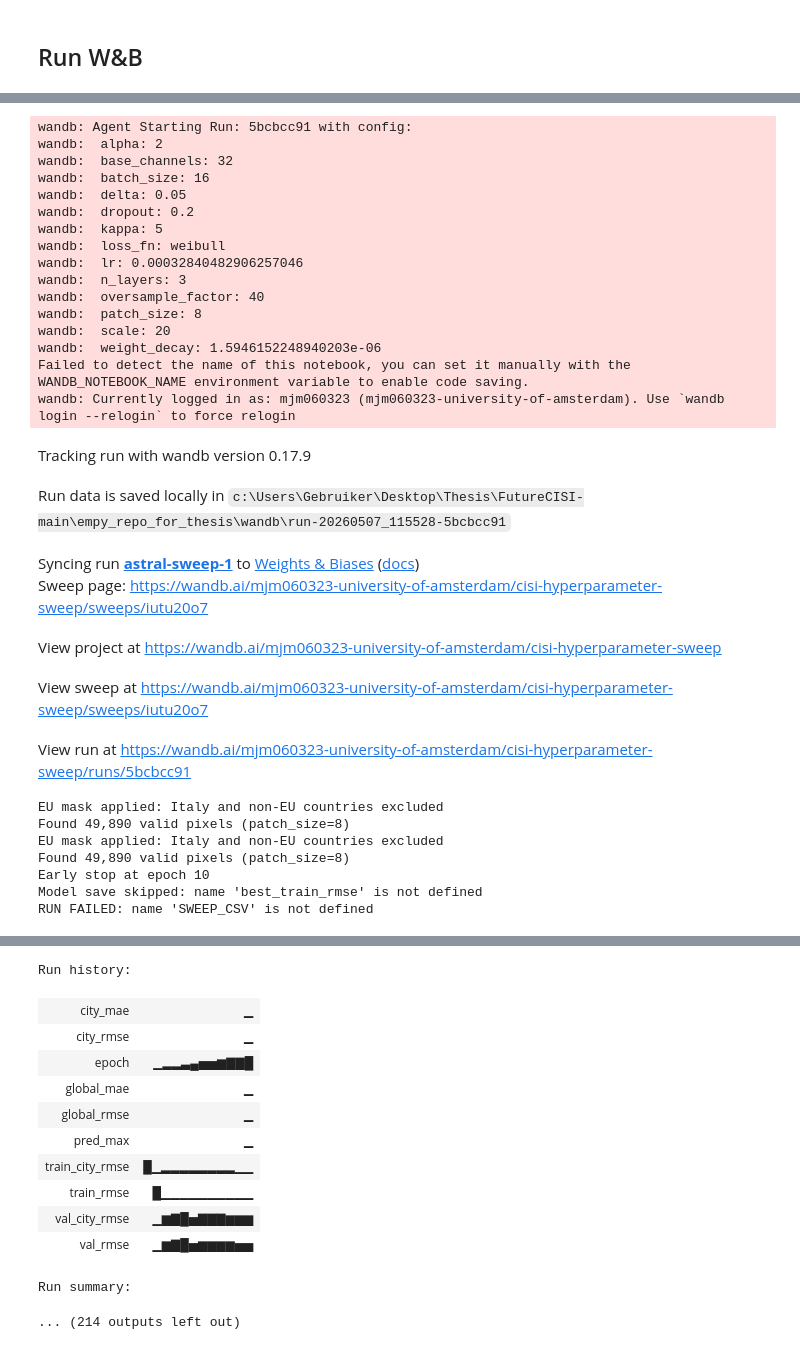
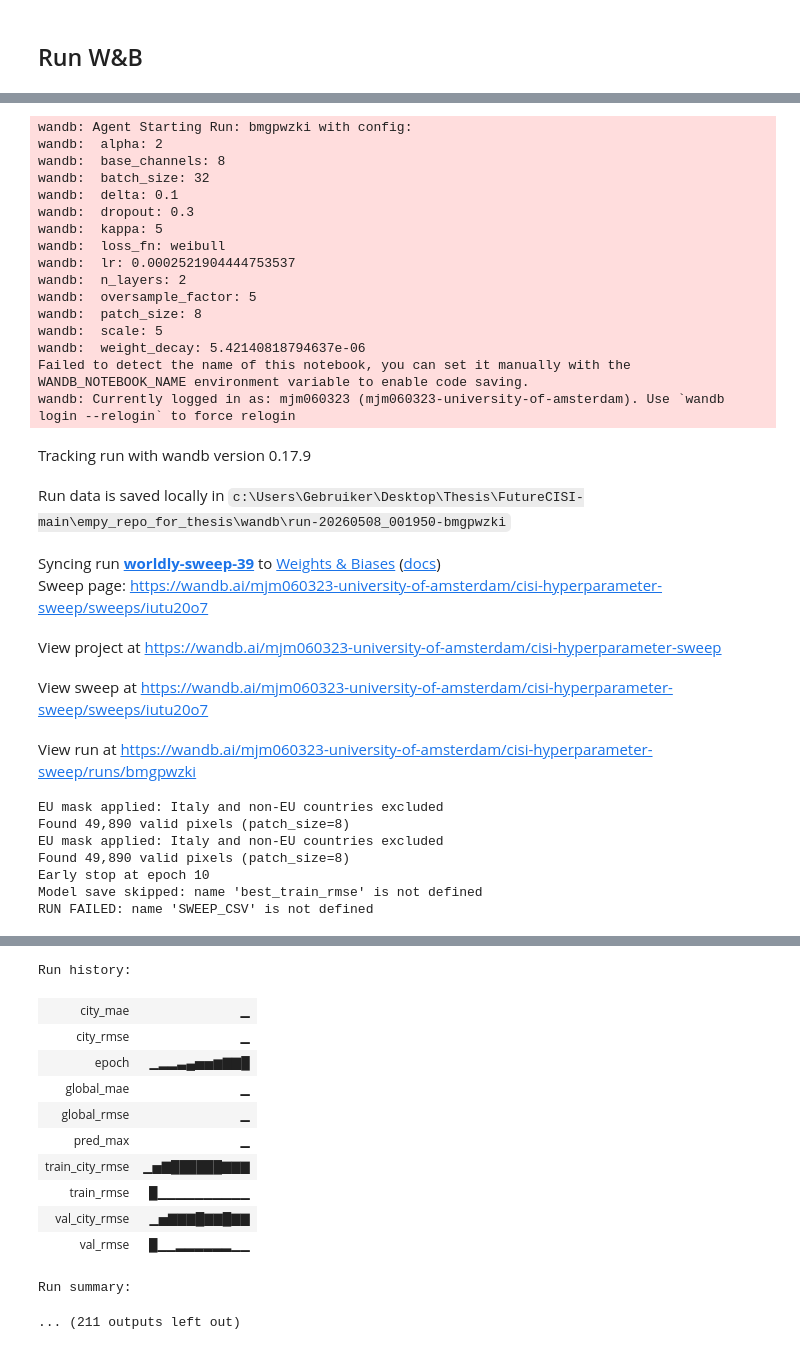
Before and after one commit to Messanella/Thesis_code, a Jupyter notebook: train_model_final.ipynb, the cells around one changed output, grey strips where cells are left out. Cells and saved outputs as stored; diff of their text form; code cells hidden in the pictures.

Commit message:
Update
CISI analysis update, projections update, update on train_model

```diff
--- a/train_model_final.ipynb
+++ b/train_model_final.ipynb
@@ -1439,29 +1439,32 @@ Arch sweep ID: iutu20o7
 # %%
-wandb.agent(arch_sweep_id, function=train_sweep, count=50)
+# To continue this sweep: use the hardcoded sweep ID below instead of arch_sweep_id.
+# Bayesian optimization picks up from all previously completed runs.
+# Change count= to however many additional runs you want.
+wandb.agent('iutu20o7', function=train_sweep, count=100)
 # %% [output]
-wandb: Agent Starting Run: 5bcbcc91 with config:
+wandb: Agent Starting Run: bmgpwzki with config:
 wandb:  alpha: 2
-wandb:  base_channels: 32
-wandb:  batch_size: 16
-wandb:  delta: 0.05
-wandb:  dropout: 0.2
+wandb:  base_channels: 8
+wandb:  batch_size: 32
+wandb:  delta: 0.1
+wandb:  dropout: 0.3
 wandb:  kappa: 5
 wandb:  loss_fn: weibull
-wandb:  lr: 0.00032840482906257046
-wandb:  n_layers: 3
-wandb:  oversample_factor: 40
+wandb:  lr: 0.0002521904444753537
+wandb:  n_layers: 2
+wandb:  oversample_factor: 5
 wandb:  patch_size: 8
-wandb:  scale: 20
-wandb:  weight_decay: 1.5946152248940203e-06
+wandb:  scale: 5
+wandb:  weight_decay: 5.42140818794637e-06
 Failed to detect the name of this notebook, you can set it manually with the WANDB_NOTEBOOK_NAME environment variable to enable code saving.
 wandb: Currently logged in as: mjm060323 (mjm060323-university-of-amsterdam). Use `wandb login --relogin` to force relogin
 Tracking run with wandb version 0.17.9
-Run data is saved locally in c:\Users\Gebruiker\Desktop\Thesis\FutureCISI-main\empy_repo_for_thesis\wandb\run-20260507_115528-5bcbcc91
+Run data is saved locally in c:\Users\Gebruiker\Desktop\Thesis\FutureCISI-main\empy_repo_for_thesis\wandb\run-20260508_001950-bmgpwzki
-Syncing run astral-sweep-1 to Weights & Biases (docs)
+Syncing run worldly-sweep-39 to Weights & Biases (docs)
 Sweep page: https://wandb.ai/mjm060323-university-of-amsterdam/cisi-hyperparameter-sweep/sweeps/iutu20o7
 View project at https://wandb.ai/mjm060323-university-of-amsterdam/cisi-hyperparameter-sweep
 View sweep at https://wandb.ai/mjm060323-university-of-amsterdam/cisi-hyperparameter-sweep/sweeps/iutu20o7
-View run at https://wandb.ai/mjm060323-university-of-amsterdam/cisi-hyperparameter-sweep/runs/5bcbcc91
+View run at https://wandb.ai/mjm060323-university-of-amsterdam/cisi-hyperparameter-sweep/runs/bmgpwzki
 EU mask applied: Italy and non-EU countries excluded
 Found 49,890 valid pixels (patch_size=8)
 EU mask applied: Italy and non-EU countries excluded
@@ -1474,16 +1477,16 @@ Traceback (most recent call last):
     write_header = not os.path.exists(SWEEP_CSV)
                                       ^^^^^^^^^
 NameError: name 'SWEEP_CSV' is not defined
 Run history:
 | city_mae | ▁ |
 | city_rmse | ▁ |
 | epoch | ▁▂▂▃▄▅▅▆▇▇█ |
 | global_mae | ▁ |
 | global_rmse | ▁ |
 | pred_max | ▁ |
-| train_city_rmse | █▁▂▂▂▂▂▂▂▂▁▁ |
+| train_city_rmse | ▁▅▇██████▇▇▇ |
 | train_rmse | █▁▁▁▁▁▁▁▁▁▁ |
-| val_city_rmse | ▁▆▇█▅▇▇▇▆▆▆ |
-| val_rmse | ▁▆▇█▅▆▆▆▆▅▅ |
+| val_city_rmse | ▁▅▇▇▇█▇▇█▇▇ |
+| val_rmse | █▁▁▂▂▂▂▂▂▁▁ |
 Run summary:
-... (214 outputs left out)
+... (211 outputs left out)
```
Also changed, not shown: parts of 2 cells of this notebook, 2 other files.
